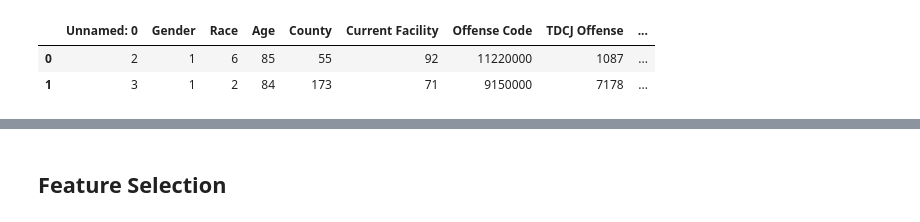
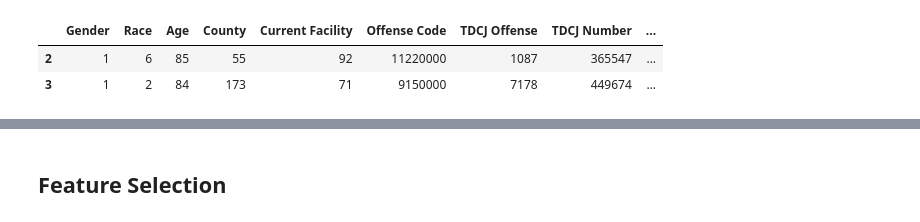
Before and after one commit to vineetver/Parole-Hearing-Verdicts, a Jupyter notebook: featureselection.ipynb, the cells around one changed output, grey strips where cells are left out. Drawn from its saved outputs; the diff is of its cells as text; code cells hidden in the pictures.

```diff
--- a/featureselection.ipynb
+++ b/featureselection.ipynb
@@ -7,9 +9,9 @@ ticker = 'High_Value_Dataset_July_2021_preprocessed'
 input_dir = r'./data/'
 file = os.path.join(input_dir, ticker + '.csv')
 # %%
-df = pd.read_csv(file)
+df = pd.read_csv(file, index_col = 0)
 df.head(2)
 # %% [output]
-|  | Unnamed: 0 | Gender | Race | Age | County | Current Facility | Offense Code | TDCJ Offense | ... |
-| 0 | 2 | 1 | 6 | 85 | 55 | 92 | 11220000 | 1087 | ... |
-| 1 | 3 | 1 | 2 | 84 | 173 | 71 | 9150000 | 7178 | ... |
+|  | Gender | Race | Age | County | Current Facility | Offense Code | TDCJ Offense | TDCJ Number | ... |
+| 2 | 1 | 6 | 85 | 55 | 92 | 11220000 | 1087 | 365547 | ... |
+| 3 | 1 | 2 | 84 | 173 | 71 | 9150000 | 7178 | 449674 | ... |
```
Also changed, not shown: parts of 3 cells of this notebook, 3 other files.
